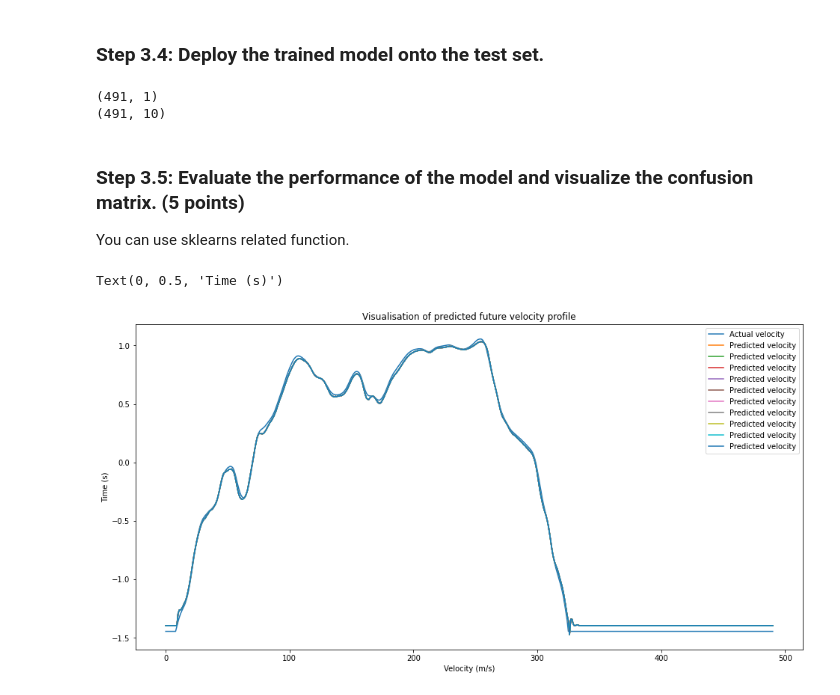
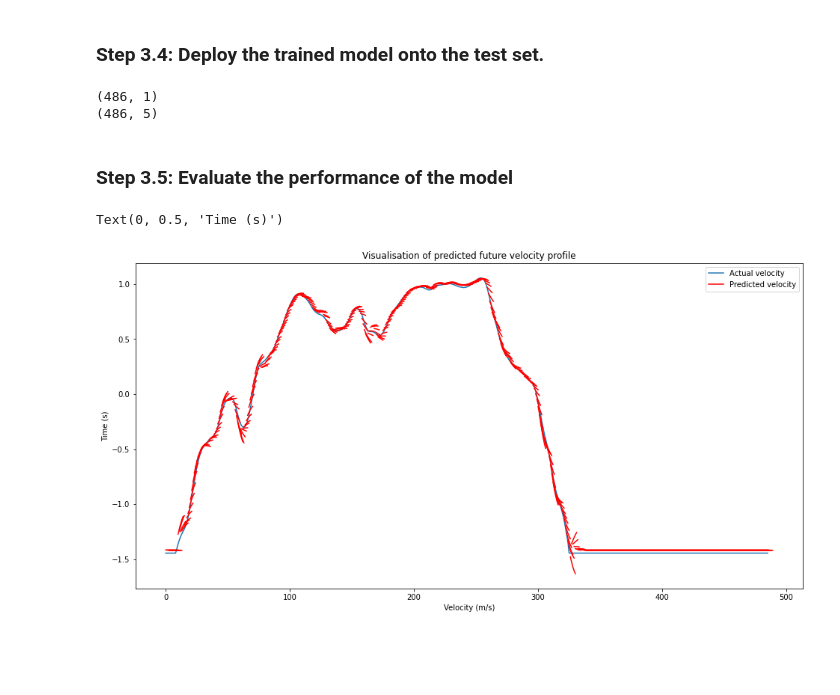
Before and after one commit to tsersiew/fyp_speed_predictor, a Jupyter notebook: LSTM.ipynb, the cells around one changed output. Saved outputs shown, nothing was run; the diff lists cells and outputs as text; code cells hidden in the pictures; blank space fills up the shorter version.

Commit message:
done with multi-variate, multi-step forecasting for wltp

```diff
--- a/LSTM.ipynb
+++ b/LSTM.ipynb
@@ -90,21 +91,24 @@ idxs_train, idxs_test = split_train_test(LENDATA,0.8)
 idxs_test = 22 # only 1 test driving cycle for easier visualisation
 p = np.random.permutation(int(LENDATA))
 # %%
-def create_dataset(dataset, h, f, step):
+def create_dataset(dataset, h, f, step, test):
     x = [] #append the last 50 values
     y = [] #append the future value
     for df in dataset:
         features_considered = ['V_z', 'D_z']
         features = df[features_considered]
-        for i in range(h, df.shape[0]):
+        for i in range(h, df.shape[0]-f):
             # for each driving cycle dataframe, have sets of 51 values
             # h values are past values, f values are future value
             x.append(features[i-h:i])
+            if (test == False):
+                y.append(df['V_z'][i:i+f])
+            else:
+                y.append(df['V_z'][i])
             # y.append(df.loc[i:i+f, "V_z"])
-            y.append(df.loc[i, "V_z"])
     x = np.array(x)
     y = np.array(y)
-    # y = np.asarray(y).astype(np.float32)
+    # x = np.asarray(x).astype(np.float32)
     return x,y
 # %% [markdown]
 ## Step 2: Explore the data. (15 Points)
@@ -180,12 +184,12 @@ for df in dataset_test:
 
 # parameters h and f
 h = 10 # length of historical sequence
-f = 10 # length of forecast sequence
+f = 5 # length of forecast sequence
 step = 1
 
 # create training set and test set
-x_train, y_train = create_dataset(dataset_train, h, f, step)
-x_test, y_test = create_dataset(dataset_test, h, f, step)
+x_train, y_train = create_dataset(dataset_train, h, f, step, False)
+x_test, y_test = create_dataset(dataset_test, h, f, step, True)
 
 # reshaping input to LSTM model
 x_train = np.reshape(x_train, (x_train.shape[0], x_train.shape[1], x_train.shape[2]))
@@ -274,11 +289,9 @@ Epoch 10/10
 # %%
 predictions = model.predict(x_test)
 predictions = scaler.inverse_transform(predictions)
-y_test_scaled = scaler.inverse_transform(y_test.reshape(-1,1))
 
-#check
-print(y_test_scaled.shape)
+# check
 print(predictions.shape)
 # %% [output]
-(491, 1)
-(491, 10)
+(486, 1)
+(486, 5)
@@ -285,15 +303,14 @@ print(predictions.shape)
 # %% [markdown]
-### Step 3.5: Evaluate the performance of the model and visualize the confusion matrix. (5 points)
-
-You can use sklearns related function.
+### Step 3.5: Evaluate the performance of the model
 # %%
 fig, ax = plt.subplots(figsize=(16,8))
-ax.plot(y_test_scaled, label='Actual velocity')
-plt.plot(predictions, label='Predicted velocity')
-plt.legend()
+ax.plot(y_test_scaled)
+for i in range(predictions.shape[0]):
+    plt.plot(range(i,i+f), predictions[i], color='red')
+plt.legend(['Actual velocity', 'Predicted velocity'])
 plt.title('Visualisation of predicted future velocity profile')
 plt.xlabel("Velocity (m/s)")
 plt.ylabel("Time (s)")
 # %% [output]
 Text(0, 0.5, 'Time (s)')
-[figure, old version]
+[figure, new version]
```
Also changed, not shown: parts of 4 cells of this notebook, 4 other files.
